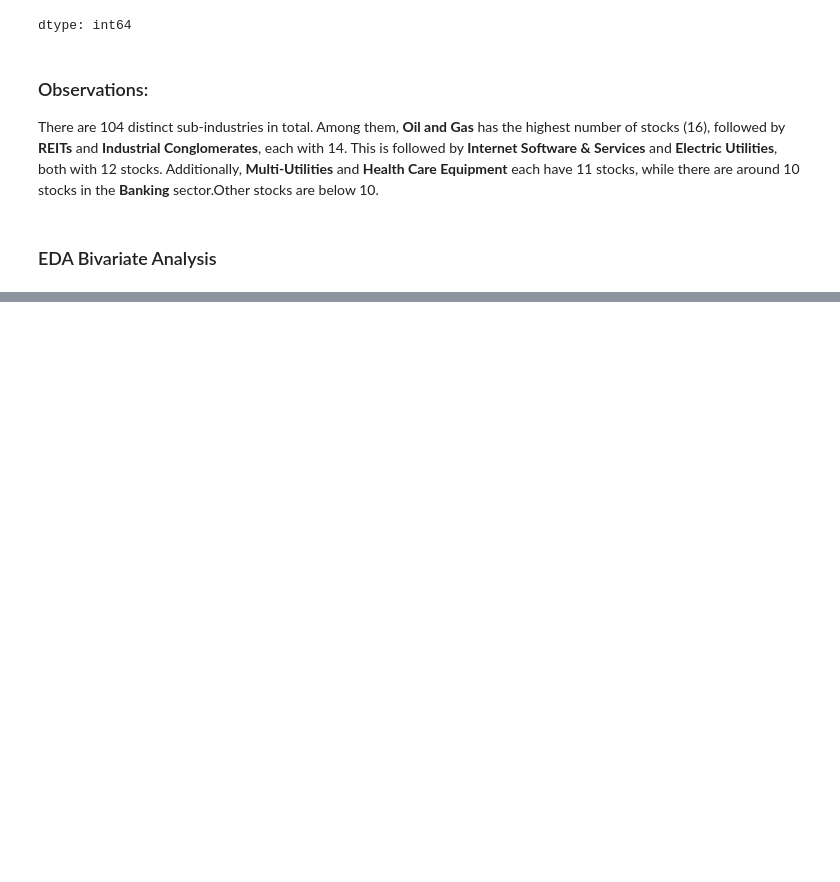
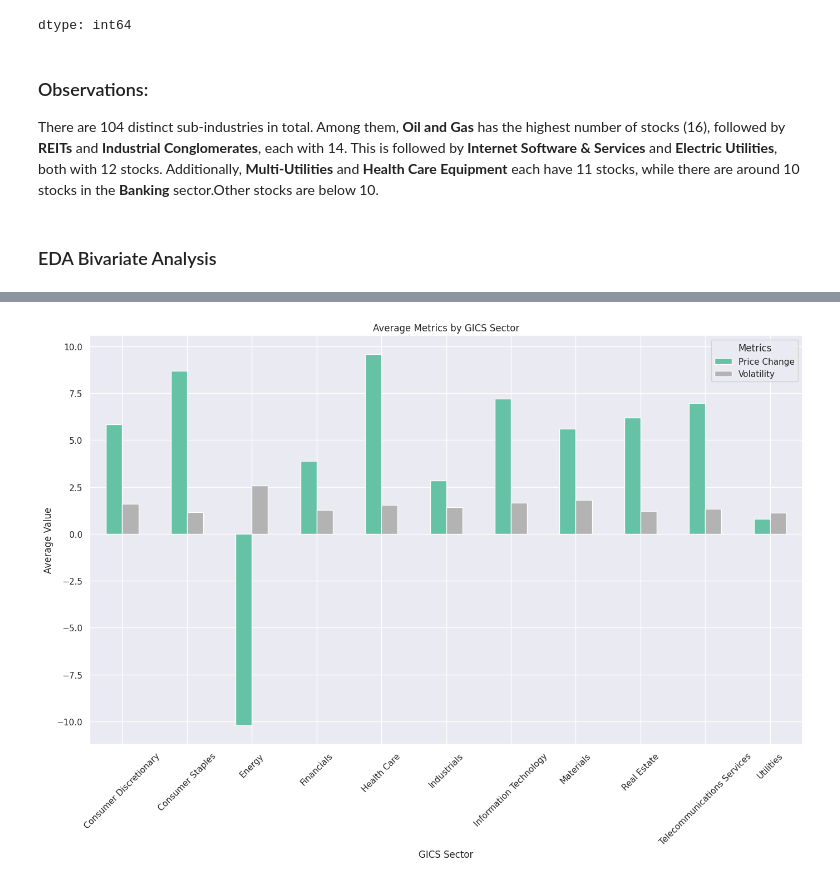
Before and after one commit to Rajesh2015/Trade-Ahead-Prediction, a Jupyter notebook: trade-ahead-solution.ipynb, the cells around one changed output, grey strips where cells are left out. Drawn from its saved outputs; the diff is of its cells as text; code cells hidden in the pictures; blank space fills up the shorter version.

```diff
--- a/trade-ahead-solution.ipynb
+++ b/trade-ahead-solution.ipynb
@@ -609,3 +527,38 @@ def create_stacked_bar_subplots(df, columns, y, n_cols=2):
+# %%
+
+def plot_avg_metrics_by_category(df, group_col, metric_cols, title, xlabel, ylabel, figsize=(14, 10), color_palette=pellete):
+    """
+    Plots a bar chart of average metrics by a specified category.
+
+    Parameters:
+        df (pd.DataFrame): The DataFrame containing the data.
+        group_col (str): The column name to group by (e.g., 'GICS Sector').
+        metric_cols (list): List of metric column names to calculate averages for.
+        title (str): Title of the plot.
+        xlabel (str): Label for the x-axis.
+        ylabel (str): Label for the y-axis.
+        figsize (tuple): Size of the plot (default is (12, 6)).
+        color_palette (str): Color palette for the plot (default is 'viridis').
+
+    Returns:
+        None: Displays the bar plot.
+    """
+    # Group by the specified column and calculate the mean for the selected metrics
+    avg_df = df.groupby(group_col)[metric_cols].mean()
+
+    # Plot the grouped data
+    ax = avg_df.plot(kind='bar', figsize=figsize, colormap=color_palette)
+
+    # Customize the plot
+    plt.title(title)
+    plt.xlabel(xlabel)
+    plt.ylabel(ylabel)
+    plt.xticks(rotation=45)
+    plt.legend(title="Metrics", loc='best')
+    plt.tight_layout()  # Adjust layout to prevent label cutoff
+
+    # Show the plot
+    plt.show()
 # %%
 def plot_boxplot(df, x_col, y_col, hue_col=None, title=None, xlabel=None, figsize=(8, 5), xticks_rotation=90):
     """
@@ -939,0 +909,4 @@ There are 104 distinct sub-industries in total. Among them, **Oil and Gas** has
+# %%
+plot_avg_metrics_by_category(trade_ahead_df,'GICS Sector',['Price Change','Volatility'],'Average Metrics by GICS Sector','GICS Sector','Average Value')
+# %% [output]
+[figure, added]
```
Also changed, not shown: parts of 5 cells of this notebook.
